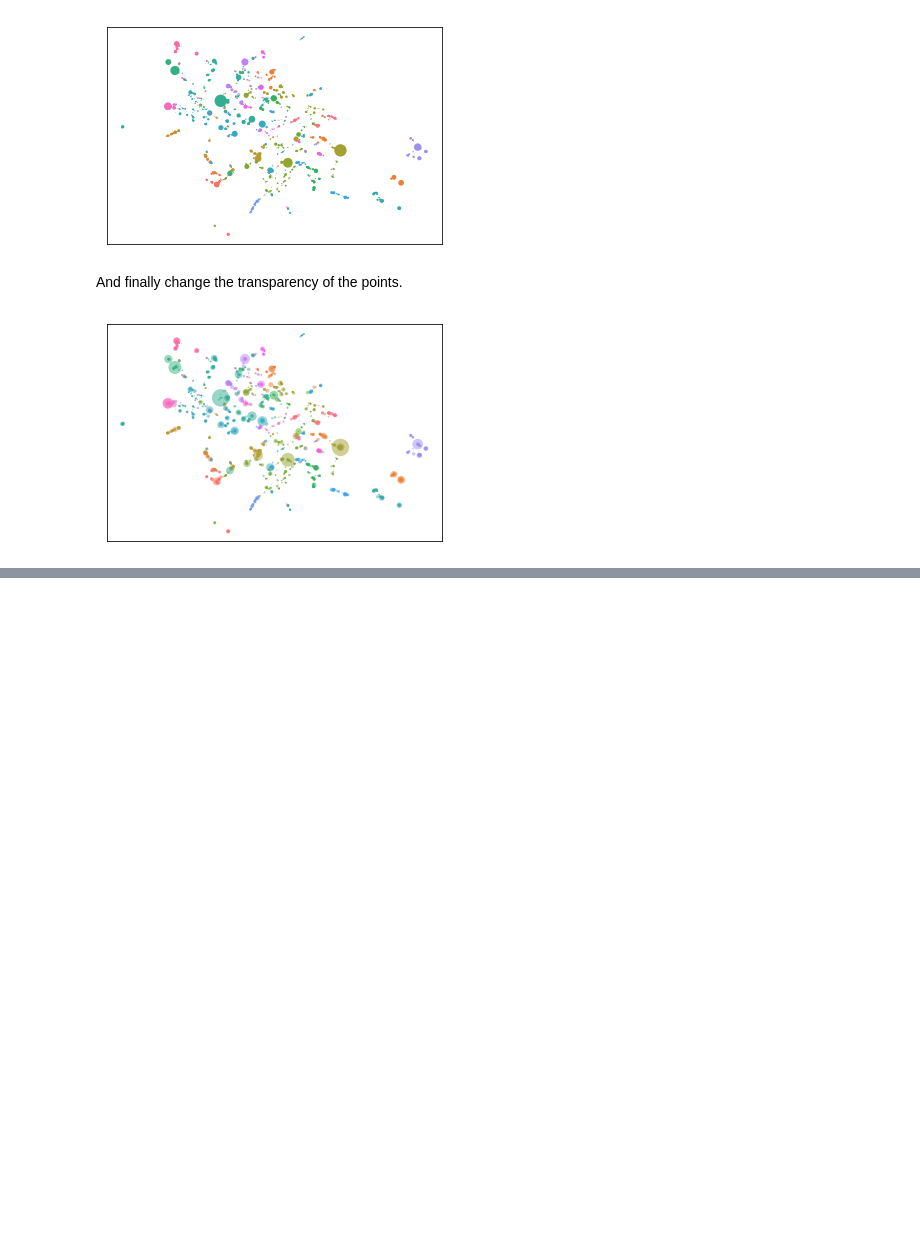
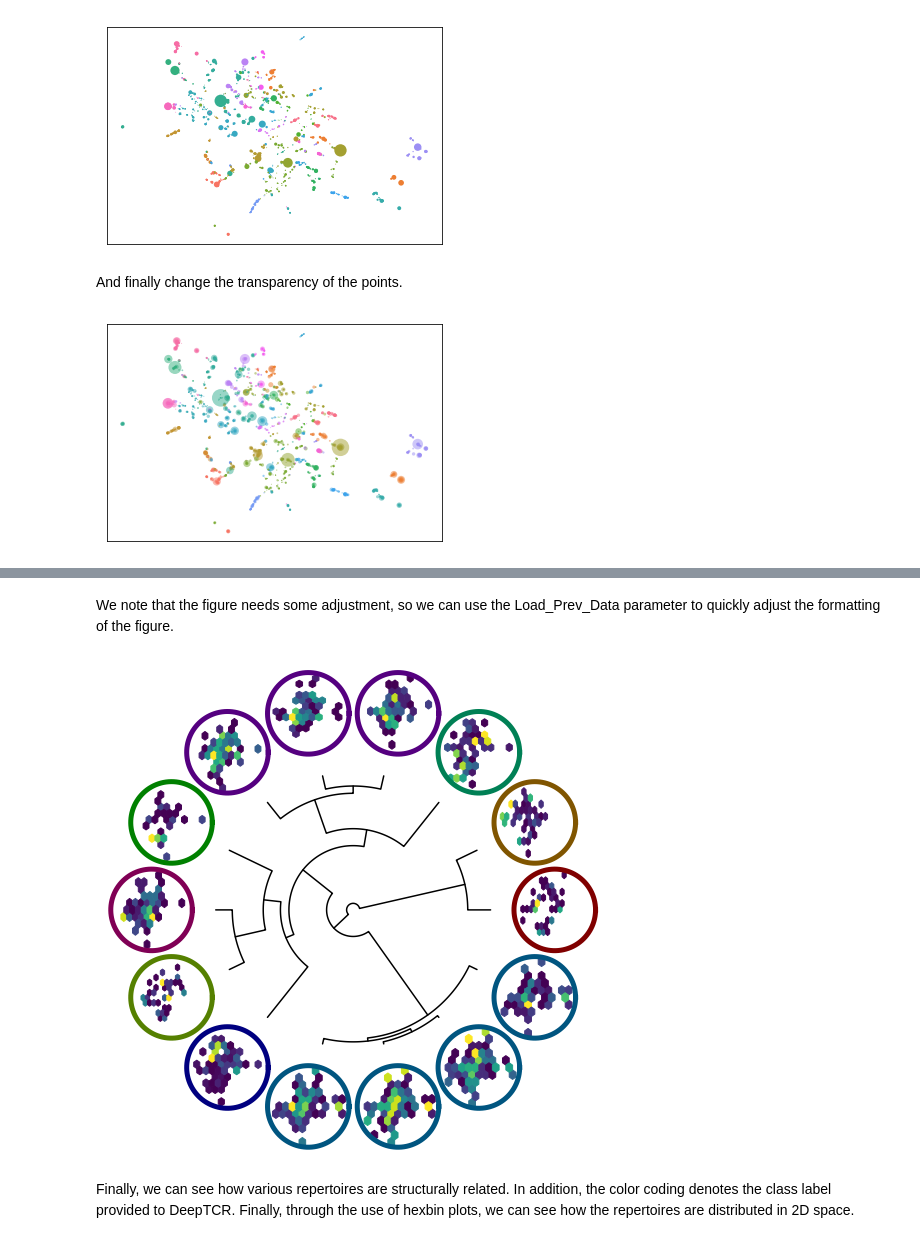
Before and after one commit to sidhomj/DeepTCR, a Jupyter notebook: tutorials/unsupervised/6 - Visualization of Results.ipynb, the cells around one changed output, grey strips where cells are left out. Drawn from its saved outputs; the diff is of its cells as text; code cells hidden in the pictures; blank space fills up the shorter version.

```diff
--- a/tutorials/unsupervised/6 - Visualization of Results.ipynb
+++ b/tutorials/unsupervised/6 - Visualization of Results.ipynb
@@ -74,0 +92,8 @@ DTCRU.UMAP_Plot(Load_Prev_Data=True,by_cluster=True,show_legend=False,freq_weigh
+# %% [markdown]
+We note that the figure needs some adjustment, so we can use the Load_Prev_Data parameter to quickly adjust the formatting of the figure.
+# %%
+DTCRU.Repertoire_Dendogram(n_jobs=40,distance_metric='KL',dendrogram_radius=0.25,repertoire_radius=0.35,Load_Prev_Data=True)
+# %% [output]
+[figure, added]
+# %% [markdown]
+Finally, we can see how various repertoires are structurally related. In addition, the color coding denotes the class label provided to DeepTCR. Finally, through the use of hexbin plots, we can see how the repertoires are distributed in 2D space.
```
Also changed, not shown: parts of 3 cells of this notebook.
